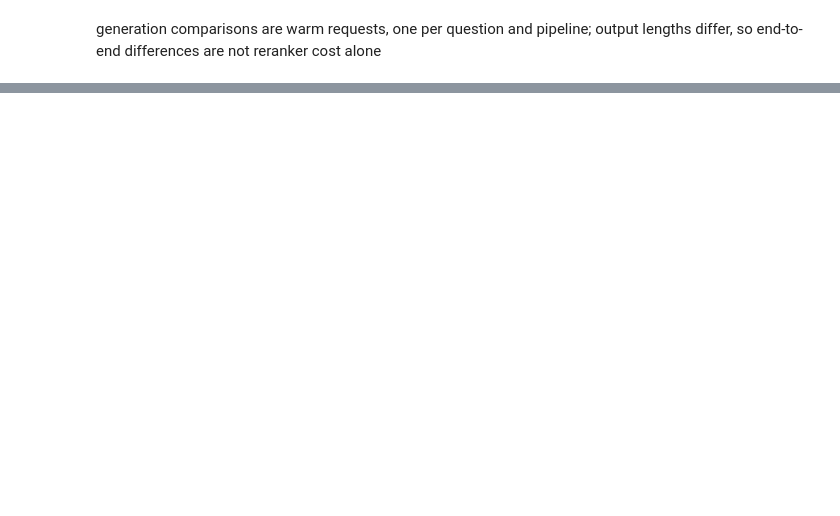
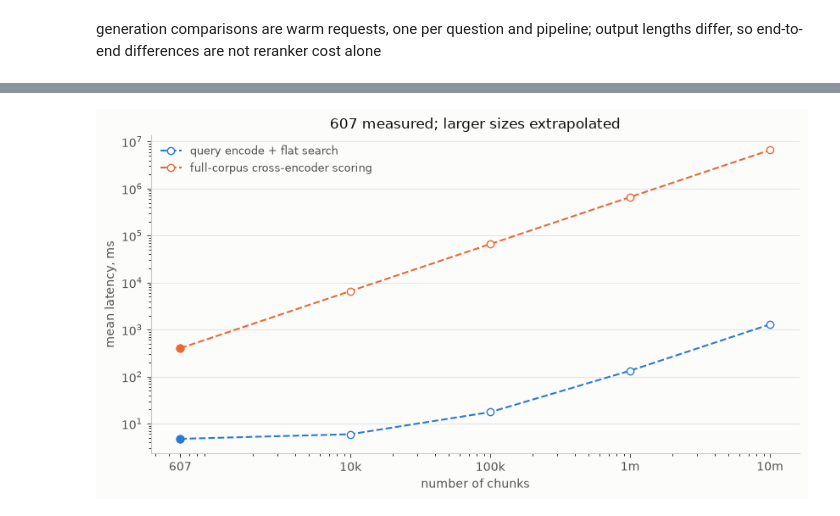
Before and after one commit to itikelabhaskar/gdpr-rag-rerank, a Jupyter notebook: rag_rerank.ipynb, the cells around one changed output, grey strips where cells are left out. Saved outputs shown, nothing was run; the diff lists cells and outputs as text; code cells hidden in the pictures; blank space fills up the shorter version.

Commit message:
Add full-corpus cross-encoder timing and scaling estimates

```diff
--- a/rag_rerank.ipynb
+++ b/rag_rerank.ipynb
@@ -1648,0 +1741,23 @@ save_run_info()
+# %%
+figure, axis = plt.subplots(figsize=(8.5, 4.7), facecolor=SURFACE)
+style_axis(axis)
+for column, name, color in (("baseline_ms", "query encode + flat search", SERIES),
+                             ("cross_encoder_ms", "full-corpus cross-encoder scoring", ORANGE)):
+    axis.plot(scaling.chunks, scaling[column], linestyle="--", marker="o", markerfacecolor=SURFACE, color=color, label=name)
+    axis.scatter([len(chunks)], [scaling.iloc[0][column]], color=color, s=40, zorder=4)
+axis.set(xscale="log", yscale="log", xlabel="number of chunks", ylabel="mean latency, ms",
+         title="607 measured; larger sizes extrapolated")
+axis.set_xticks(SCALING_SIZES, ["607", "10k", "100k", "1m", "10m"])
+axis.legend(frameon=False, labelcolor=MUTED, fontsize=9)
+figure.tight_layout()
+figure.savefig(FIGURES / "scaling.png", dpi=180, facecolor=SURFACE)
+plt.show()
+plt.close(figure)
+RUN_INFO["scaling"] = {"measured_chunks": len(chunks), "queries": len(eval_queries), "batch_size": SCALING_BATCH_SIZE,
+                       "warmup_pairs": SCALING_BATCH_SIZE, "mean_full_corpus_ce_ms": mean_ce,
+                       "pairs_per_second": throughput, "mean_query_encode_ms": mean_encode, "mean_flat_search_ms": mean_search,
+                       "extrapolated_sizes": list(SCALING_SIZES[1:]),
+                       "extrapolation": "fixed pair throughput; encode + linear scan calibrated only at 607; excludes sorting and I/O"}
+save_run_info()
+# %% [output]
+[figure, added]
```
Also changed, not shown: parts of 7 cells of this notebook, 9 other files.
